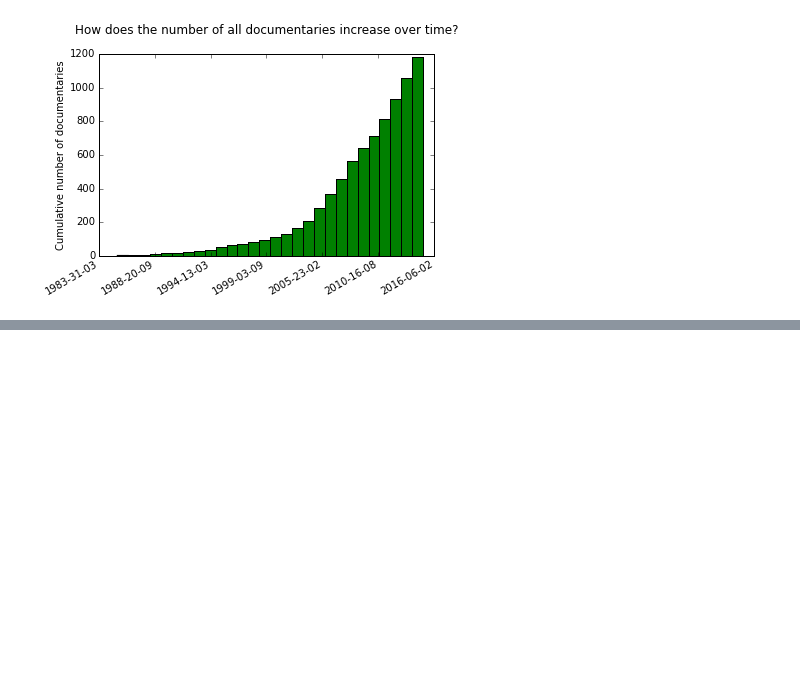
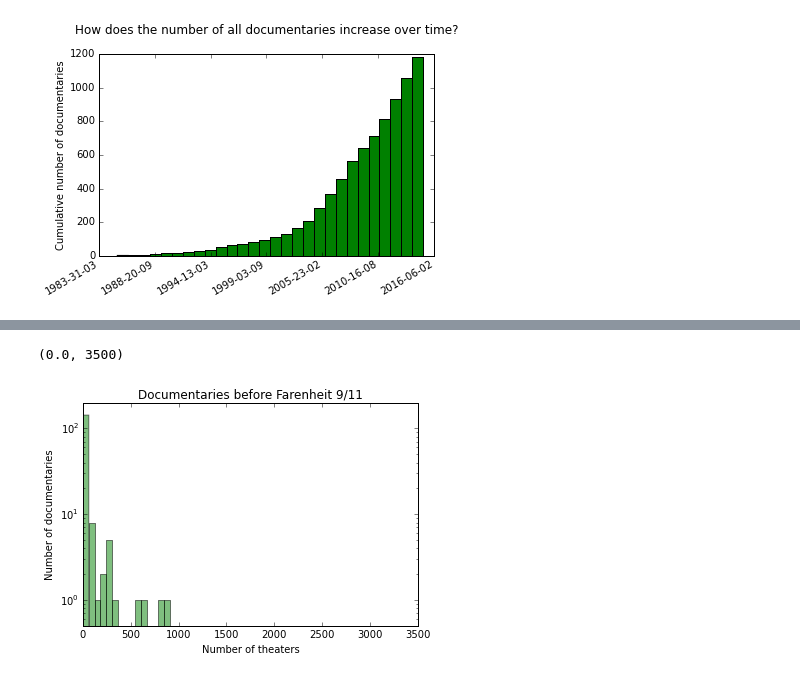
Before and after one commit to EmmanueleSalvati/ProjectLuther, a Jupyter notebook: Luther_tests.ipynb, the cells around one changed output, grey strips where cells are left out. Saved outputs shown, nothing was run; the diff lists cells and outputs as text; code cells hidden in the pictures; blank space fills up the shorter version.

```diff
--- a/Luther_tests.ipynb
+++ b/Luther_tests.ipynb
@@ -188,0 +354,11 @@ plt.savefig("/Users/es575/Metis/Projects/ProjectLuther/Cumulative_docums_bydate.
+# %%
+plt.hist(early_with_genres['TotalTheaters'], bins=15, color='g', alpha=0.5)
+plt.xlabel('Number of theaters')
+plt.ylabel('Number of documentaries')
+plt.title('Documentaries before Farenheit 9/11')
+plt.yscale('log')
+plt.ylim(ymin=0.5, ymax=200)
+plt.xlim(xmax=3500)
+# %% [output]
+(0.0, 3500)
+[figure, added]
```
Also changed, not shown: parts of 53 cells of this notebook, 10 other files.
